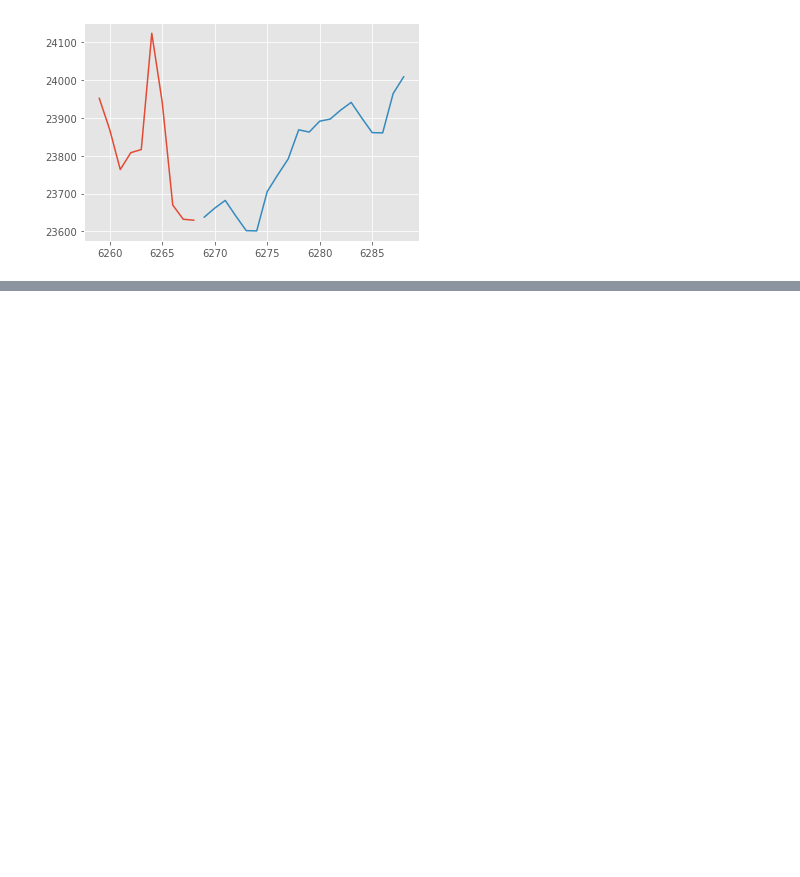
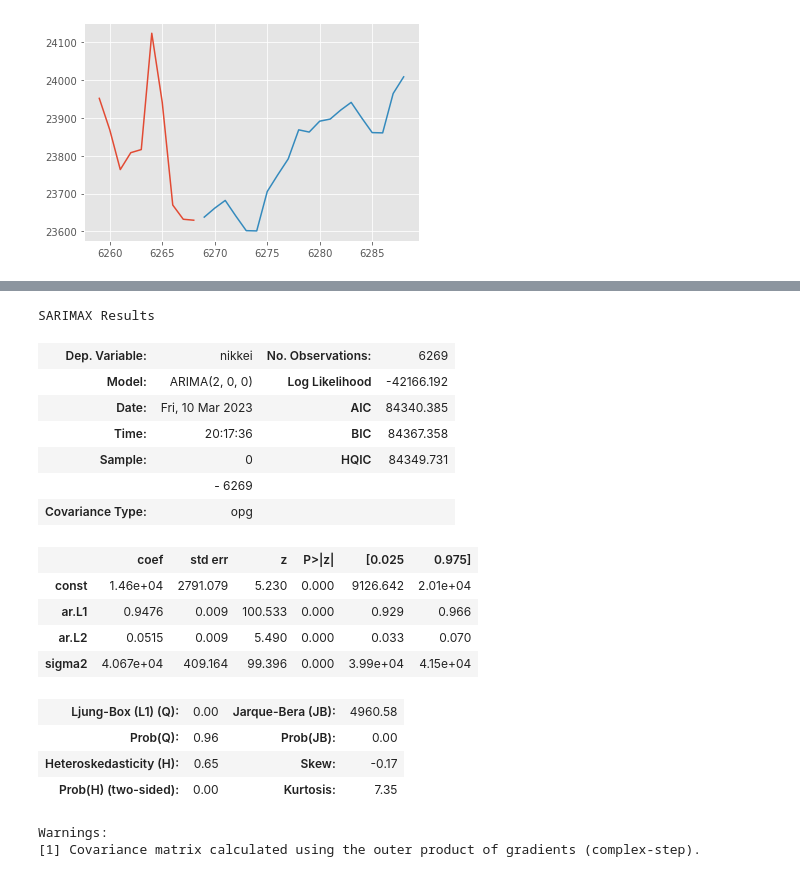
Before and after one commit to felixballestergoytia/Bootcamp_Sep2022, a Jupyter notebook: Seires Temporales/series_Temporales.ipynb, the cells around one changed output, grey strips where cells are left out. Cells and saved outputs as stored; diff of their text form; code cells hidden in the pictures; blank space fills up the shorter version.

```diff
--- a/Seires Temporales/series_Temporales.ipynb
+++ b/Seires Temporales/series_Temporales.ipynb
@@ -362,0 +396,24 @@ prediccion_20.plot(label="Prediccion modelo aditivo")
+# %%
+modelo_ar2=ARIMA(df.nikkei,order=(2,0,0))
+resultado_ar2=modelo_ar2.fit()
+resultado_ar2.summary()
+# %% [output]
+SARIMAX Results
+| Dep. Variable: | nikkei | No. Observations: | 6269 |
+| Model: | ARIMA(2, 0, 0) | Log Likelihood | -42166.192 |
+| Date: | Fri, 10 Mar 2023 | AIC | 84340.385 |
+| Time: | 20:17:36 | BIC | 84367.358 |
+| Sample: | 0 | HQIC | 84349.731 |
+|  | - 6269 |  |  |
+| Covariance Type: | opg |  |  |
+|  | coef | std err | z | P>|z| | [0.025 | 0.975] |
+| const | 1.46e+04 | 2791.079 | 5.230 | 0.000 | 9126.642 | 2.01e+04 |
+| ar.L1 | 0.9476 | 0.009 | 100.533 | 0.000 | 0.929 | 0.966 |
+| ar.L2 | 0.0515 | 0.009 | 5.490 | 0.000 | 0.033 | 0.070 |
+| sigma2 | 4.067e+04 | 409.164 | 99.396 | 0.000 | 3.99e+04 | 4.15e+04 |
+| Ljung-Box (L1) (Q): | 0.00 | Jarque-Bera (JB): | 4960.58 |
+| Prob(Q): | 0.96 | Prob(JB): | 0.00 |
+| Heteroskedasticity (H): | 0.65 | Skew: | -0.17 |
+| Prob(H) (two-sided): | 0.00 | Kurtosis: | 7.35 |
+Warnings:
+[1] Covariance matrix calculated using the outer product of gradients (complex-step).
```
Also changed, not shown: parts of 10 cells of this notebook.
